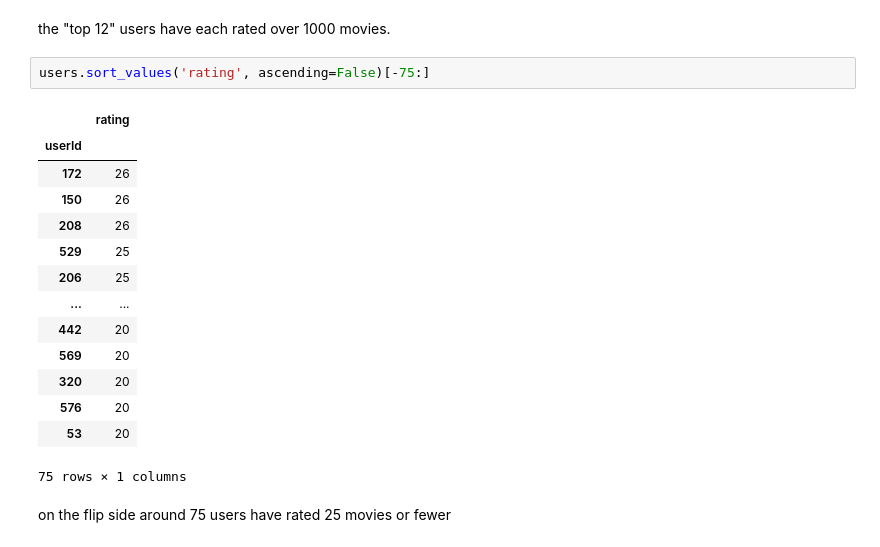
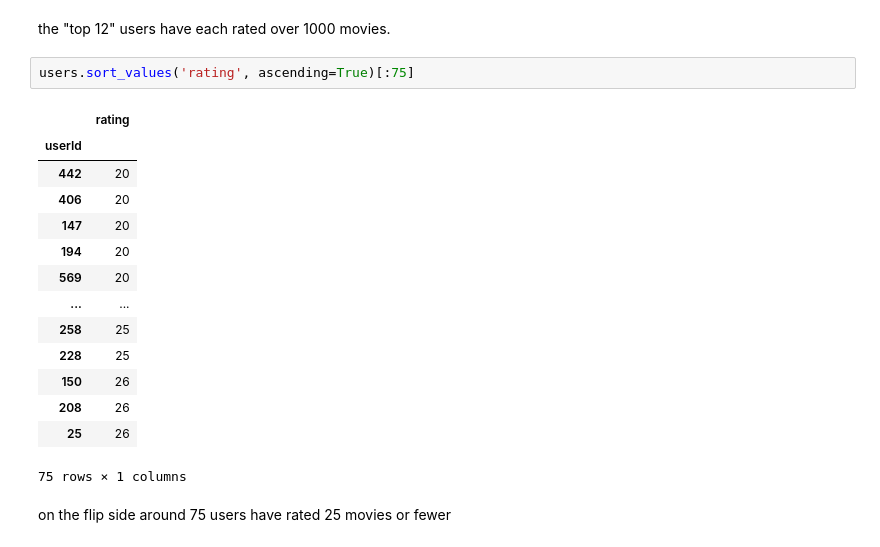
Before and after one commit to lecritch/Rate-5-Get-5-Movie-Recommendation-System, a Jupyter notebook: notebooks/exploratory/dcm_explore/02a_dcm_eda_viz.ipynb, the cells around one changed output. Drawn from its saved outputs; the diff is of its cells as text.

```diff
--- a/notebooks/exploratory/dcm_explore/02a_dcm_eda_viz.ipynb
+++ b/notebooks/exploratory/dcm_explore/02a_dcm_eda_viz.ipynb
@@ -231,21 +237,21 @@ users.sort_values('rating', ascending=False)[:20]
 # %% [markdown]
 the "top 12" users have each rated over 1000 movies.
 # %%
-users.sort_values('rating', ascending=False)[-75:]
+users.sort_values('rating', ascending=True)[:75]
 # %% [output]
 |  | rating |
 | userId |  |
-| 172 | 26 |
+| 442 | 20 |
+| 406 | 20 |
+| 147 | 20 |
+| 194 | 20 |
+| 569 | 20 |
+| ... | ... |
+| 258 | 25 |
+| 228 | 25 |
 | 150 | 26 |
 | 208 | 26 |
-| 529 | 25 |
-| 206 | 25 |
-| ... | ... |
-| 442 | 20 |
-| 569 | 20 |
-| 320 | 20 |
-| 576 | 20 |
-| 53 | 20 |
+| 25 | 26 |
 75 rows × 1 columns
 # %% [markdown]
 on the flip side around 75 users have rated 25 movies or fewer
```
Also changed, not shown: parts of 17 cells of this notebook, 2 other files.
